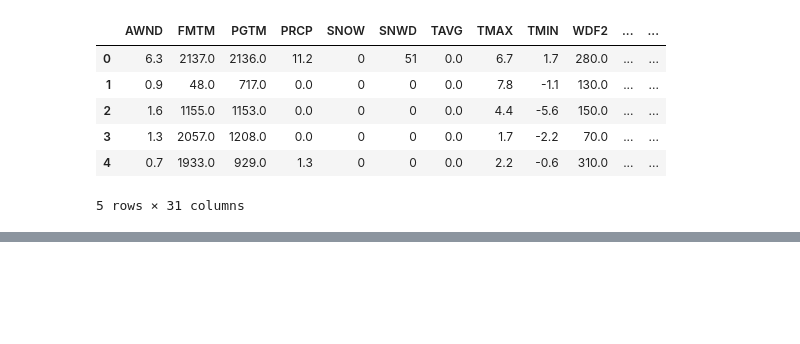
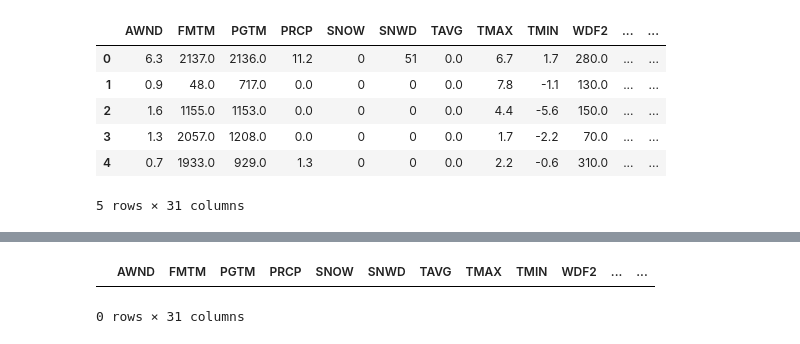
Before and after one commit to HannaMeinikheim/CS-334, a Jupyter notebook: HW4-LogisticRegression_ScikitLearn.ipynb, the cells around one changed output, grey strips where cells are left out. Saved outputs shown, nothing was run; the diff lists cells and outputs as text; code cells hidden in the pictures; blank space fills up the shorter version.

```diff
--- a/HW4-LogisticRegression_ScikitLearn.ipynb
+++ b/HW4-LogisticRegression_ScikitLearn.ipynb
@@ -154,0 +123,7 @@ df.head()
+# %%
+# Finding the rows that have 9999 in them
+rslt_df = df.loc[df['FMTM'] == 9999]
+rslt_df.head()
+# %% [output]
+|  | AWND | FMTM | PGTM | PRCP | SNOW | SNWD | TAVG | TMAX | TMIN | WDF2 | ... | ... |
+0 rows × 31 columns
```
Also changed, not shown: parts of 24 cells of this notebook.
